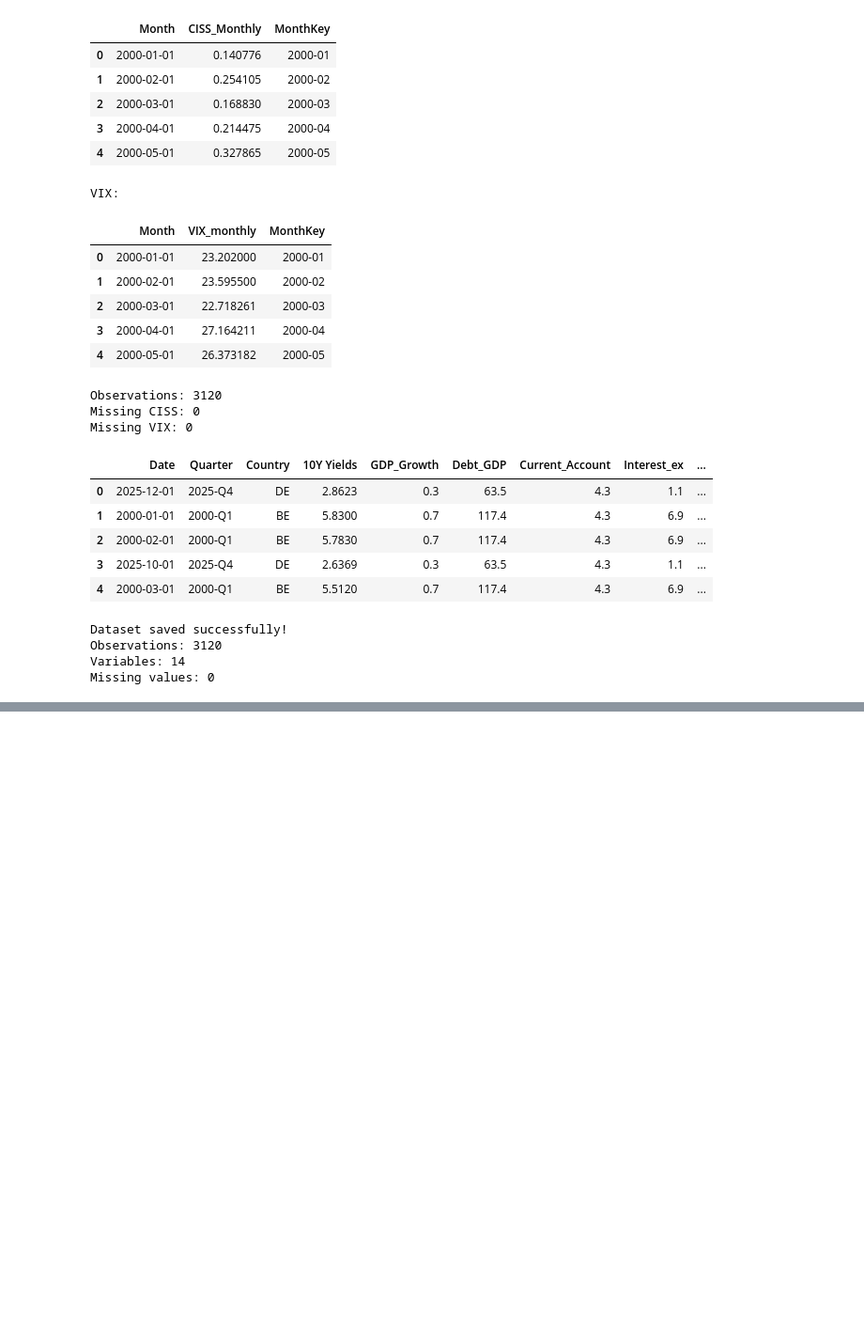
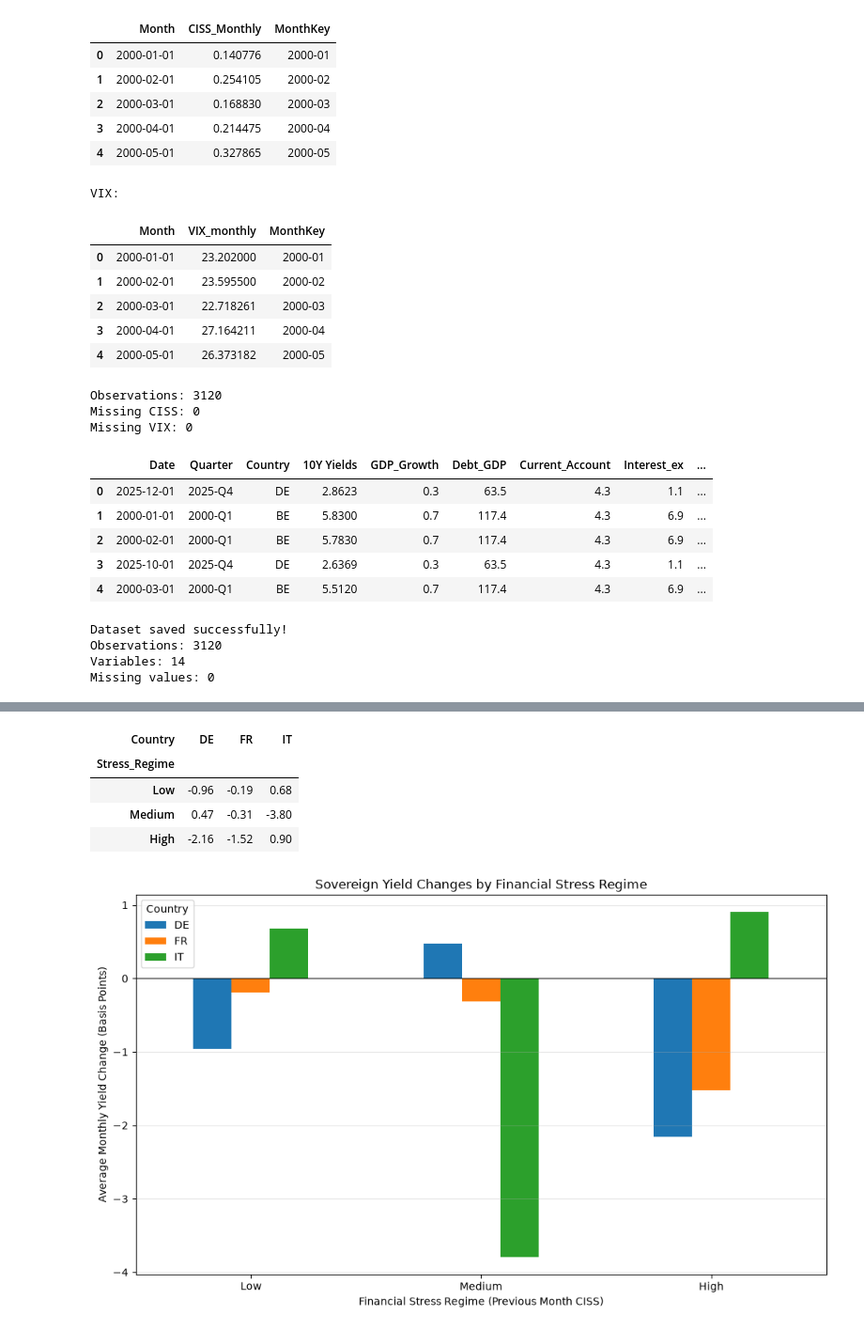
Before and after one commit to Mobula-nyte/ADA-Sovereign-Spreads, a Jupyter notebook: notebooks/03_1_exploration_real_data.ipynb, the cells around one changed output, grey strips where cells are left out. Shown at 94% size. Drawn from its saved outputs; the diff is of its cells as text; code cells hidden in the pictures; blank space fills up the shorter version.

Commit message:
Some data exploration

```diff
--- a/notebooks/03_1_exploration_real_data.ipynb
+++ b/notebooks/03_1_exploration_real_data.ipynb
@@ -929,0 +1179,14 @@ Missing values: 0
+# %%
+
+# Create a modelling dataset without modifying the original
+df_model = df_updated.copy(deep=True)
+
+# Sort observations chronologically
+df_model = df_model.sort_values(
+    ["Country", "Date"]
+).reset_index(drop=True)
+
+# Verify
+print("Rows:", len(df_model))
+print("Columns:", len(df_model.columns))
+print("Original data unchanged:", df_updated.shape)
@@ -929,0 +1392,66 @@ Missing values: 0
+# %%
+
+import pandas as pd
+import numpy as np
+import matplotlib.pyplot as plt
+
+# Select Germany, France and Italy
+stress_data = df_model[
+    df_model["Country"].isin(["DE", "FR", "IT"])
+].copy()
+
+# Sort chronologically
+stress_data = stress_data.sort_values(["Country", "Date"])
+
+# Calculate monthly changes in yields (basis points)
+stress_data["Yield_Change"] = (
+    stress_data.groupby("Country")["10Y Yields"].diff() * 100
+)
+
+# Determine CISS stress thresholds
+q33, q67 = stress_data["CISS_Monthly_lag1m"].quantile(
+    [1/3, 2/3]
+)
+
+# Classify financial stress regimes
+stress_data["Stress_Regime"] = pd.cut(
+    stress_data["CISS_Monthly_lag1m"],
+    bins=[-np.inf, q33, q67, np.inf],
+    labels=["Low", "Medium", "High"]
+)
+
+# Calculate average yield changes by country and regime
+regime_results = (
+    stress_data
+    .groupby(["Stress_Regime", "Country"], observed=True)["Yield_Change"]
+    .mean()
+    .unstack("Country")
+    .reindex(["Low", "Medium", "High"])
+)
+
+# Display results
+display(regime_results.round(2))
+
+# Plot results
+ax = regime_results.plot(
+    kind="bar",
+    figsize=(10, 6)
+)
+
+ax.axhline(0, color="black", linewidth=0.8)
+ax.set_title("Sovereign Yield Changes by Financial Stress Regime")
+ax.set_xlabel("Financial Stress Regime (Previous Month CISS)")
+ax.set_ylabel("Average Monthly Yield Change (Basis Points)")
+ax.tick_params(axis="x", rotation=0)
+ax.legend(title="Country")
+ax.grid(axis="y", alpha=0.3)
+
+plt.tight_layout()
+plt.show()
+# %% [output]
+| Country | DE | FR | IT |
+| Stress_Regime |  |  |  |
+| Low | -0.96 | -0.19 | 0.68 |
+| Medium | 0.47 | -0.31 | -3.80 |
+| High | -2.16 | -1.52 | 0.90 |
+[figure, added]
```
Also changed, not shown: parts of 14 cells of this notebook, 1 other file.
